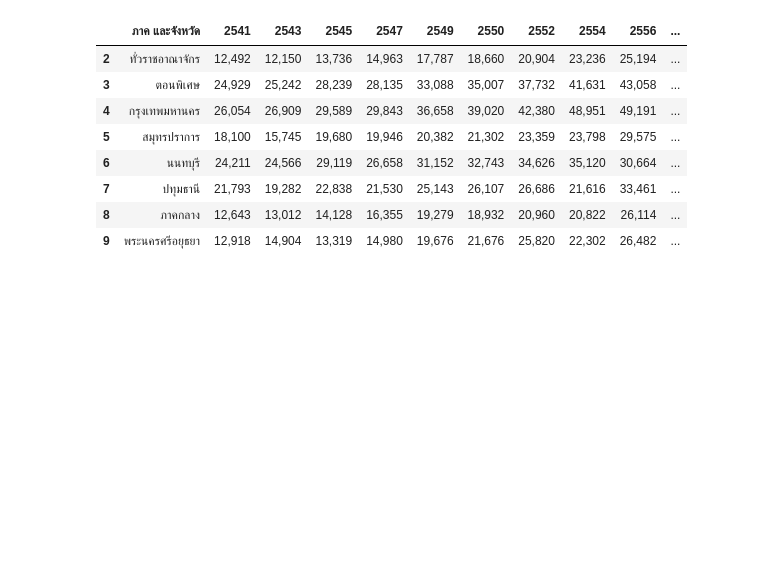
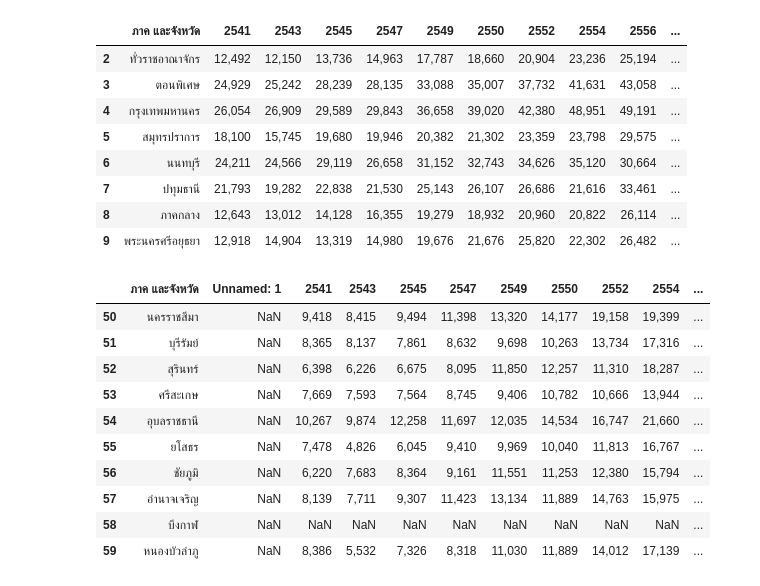
Before and after one commit to Suchirapon/data_viz, a Jupyter notebook: Quiz2.ipynb, the cells around one changed output. Saved outputs shown, nothing was run; the diff lists cells and outputs as text; code cells hidden in the pictures; blank space fills up the shorter version.

```diff
--- a/Quiz2.ipynb
+++ b/Quiz2.ipynb
@@ -97,4 +97,18 @@ data_1.dropna(axis=1,subset=[]) #dropna โดยใช้ axis ตามคอ
 | 7 | ปทุมธานี | 21,793 | 19,282 | 22,838 | 21,530 | 25,143 | 26,107 | 26,686 | 21,616 | 33,461 | ... |
 | 8 | ภาคกลาง | 12,643 | 13,012 | 14,128 | 16,355 | 19,279 | 18,932 | 20,960 | 20,822 | 26,114 | ... |
 | 9 | พระนครศรีอยุธยา | 12,918 | 14,904 | 13,319 | 14,980 | 19,676 | 21,676 | 25,820 | 22,302 | 26,482 | ... |
+# %%
+data_csv.iloc[50:60,:]
+# %% [output]
+|  | ภาค และจังหวัด | Unnamed: 1 | 2541 | 2543 | 2545 | 2547 | 2549 | 2550 | 2552 | 2554 | ... |
+| 50 | นครราชสีมา | NaN | 9,418 | 8,415 | 9,494 | 11,398 | 13,320 | 14,177 | 19,158 | 19,399 | ... |
+| 51 | บุรีรัมย์ | NaN | 8,365 | 8,137 | 7,861 | 8,632 | 9,698 | 10,263 | 13,734 | 17,316 | ... |
+| 52 | สุรินทร์ | NaN | 6,398 | 6,226 | 6,675 | 8,095 | 11,850 | 12,257 | 11,310 | 18,287 | ... |
+| 53 | ศรีสะเกษ | NaN | 7,669 | 7,593 | 7,564 | 8,745 | 9,406 | 10,782 | 10,666 | 13,944 | ... |
+| 54 | อุบลราชธานี | NaN | 10,267 | 9,874 | 12,258 | 11,697 | 12,035 | 14,534 | 16,747 | 21,660 | ... |
+| 55 | ยโสธร | NaN | 7,478 | 4,826 | 6,045 | 9,410 | 9,969 | 10,040 | 11,813 | 16,767 | ... |
+| 56 | ชัยภูมิ | NaN | 6,220 | 7,683 | 8,364 | 9,161 | 11,551 | 11,253 | 12,380 | 15,794 | ... |
+| 57 | อำนาจเจริญ | NaN | 8,139 | 7,711 | 9,307 | 11,423 | 13,134 | 11,889 | 14,763 | 15,975 | ... |
+| 58 | บึงกาฬ | NaN | NaN | NaN | NaN | NaN | NaN | NaN | NaN | NaN | ... |
+| 59 | หนองบัวลำภู | NaN | 8,386 | 5,532 | 7,326 | 8,318 | 11,030 | 11,889 | 14,012 | 17,139 | ... |
 # %%
```
Also changed, not shown: parts of 3 cells of this notebook.
